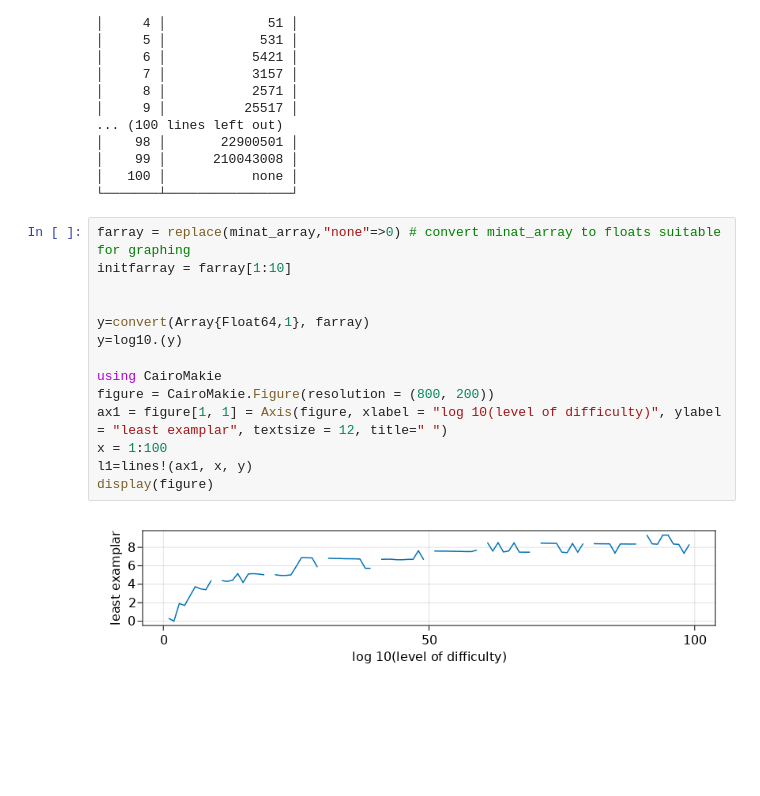
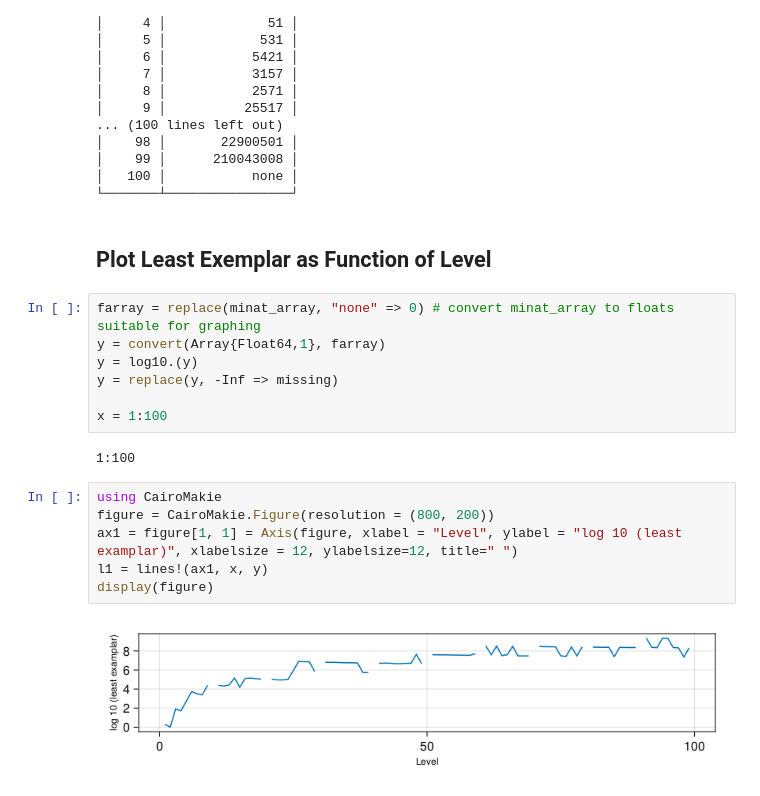
Before and after one commit to steven-t-kuhn/Numbers-Without-Ones-Revisited, a Jupyter notebook: No-Ones-Jupyter-Notebook.ipynb, the cells around one changed output. Cells and saved outputs as stored; diff of their text form; blank space fills up the shorter version.

```diff
--- a/No-Ones-Jupyter-Notebook.ipynb
+++ b/No-Ones-Jupyter-Notebook.ipynb
@@ -291,19 +296,22 @@ pretty_table(df4, nosubheader=true)
 │    99 │      210043008 │
 │   100 │           none │
 └───────┴────────────────┘
+# %% [markdown]
+## Plot Least Exemplar as Function of Level
+# %%
+farray = replace(minat_array, "none" => 0) # convert minat_array to floats suitable for graphing
+y = convert(Array{Float64,1}, farray)
+y = log10.(y)
+y = replace(y, -Inf => missing)
+
+x = 1:100
+# %% [output]
+1:100
 # %%
-farray = replace(minat_array,"none"=>0) # convert minat_array to floats suitable for graphing
-initfarray = farray[1:10]
-
-
-y=convert(Array{Float64,1}, farray)
-y=log10.(y)
-
 using CairoMakie
 figure = CairoMakie.Figure(resolution = (800, 200))
-ax1 = figure[1, 1] = Axis(figure, xlabel = "log 10(level of difficulty)", ylabel = "least examplar", textsize = 12, title=" ")
-x = 1:100
-l1=lines!(ax1, x, y)
+ax1 = figure[1, 1] = Axis(figure, xlabel = "Level", ylabel = "log 10 (least examplar)", xlabelsize = 12, ylabelsize=12, title=" ")
+l1 = lines!(ax1, x, y)
 display(figure)
 # %% [output]
-[figure, old version]
+[figure, new version]
```
Also changed, not shown: parts of 24 cells of this notebook.
